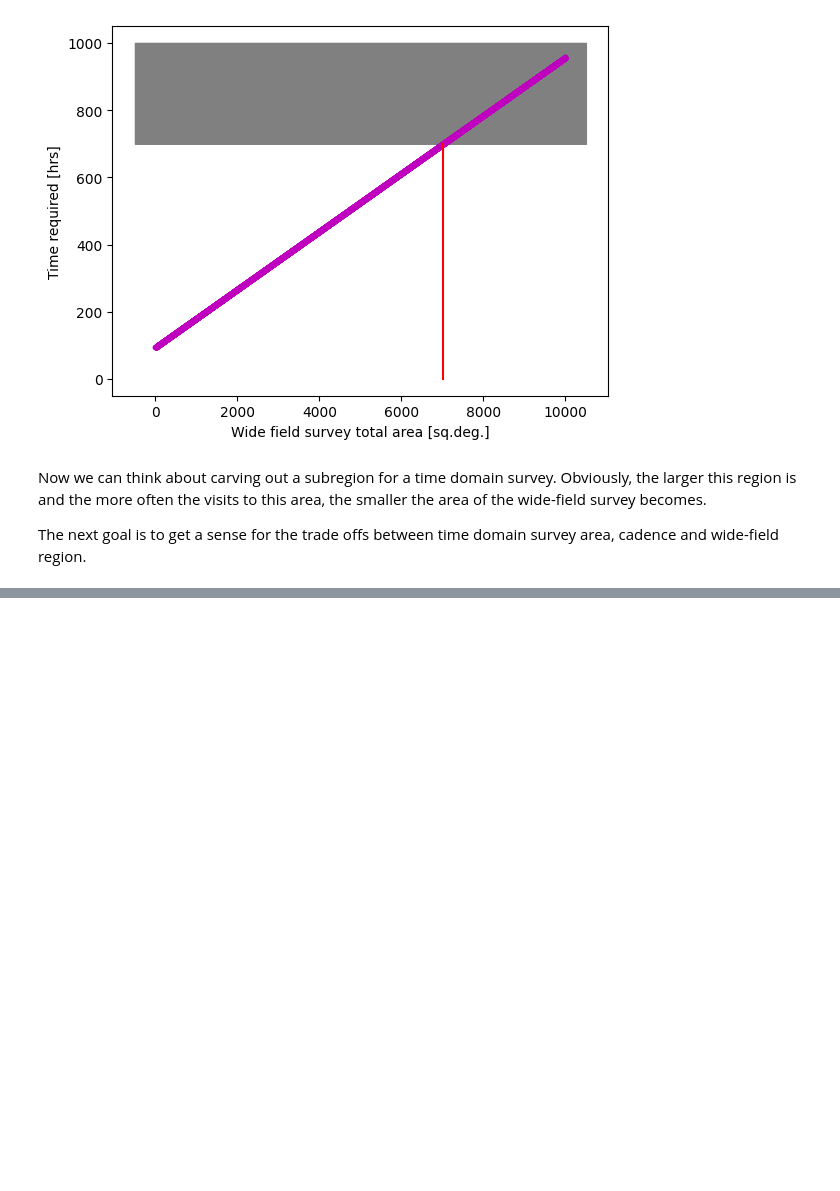
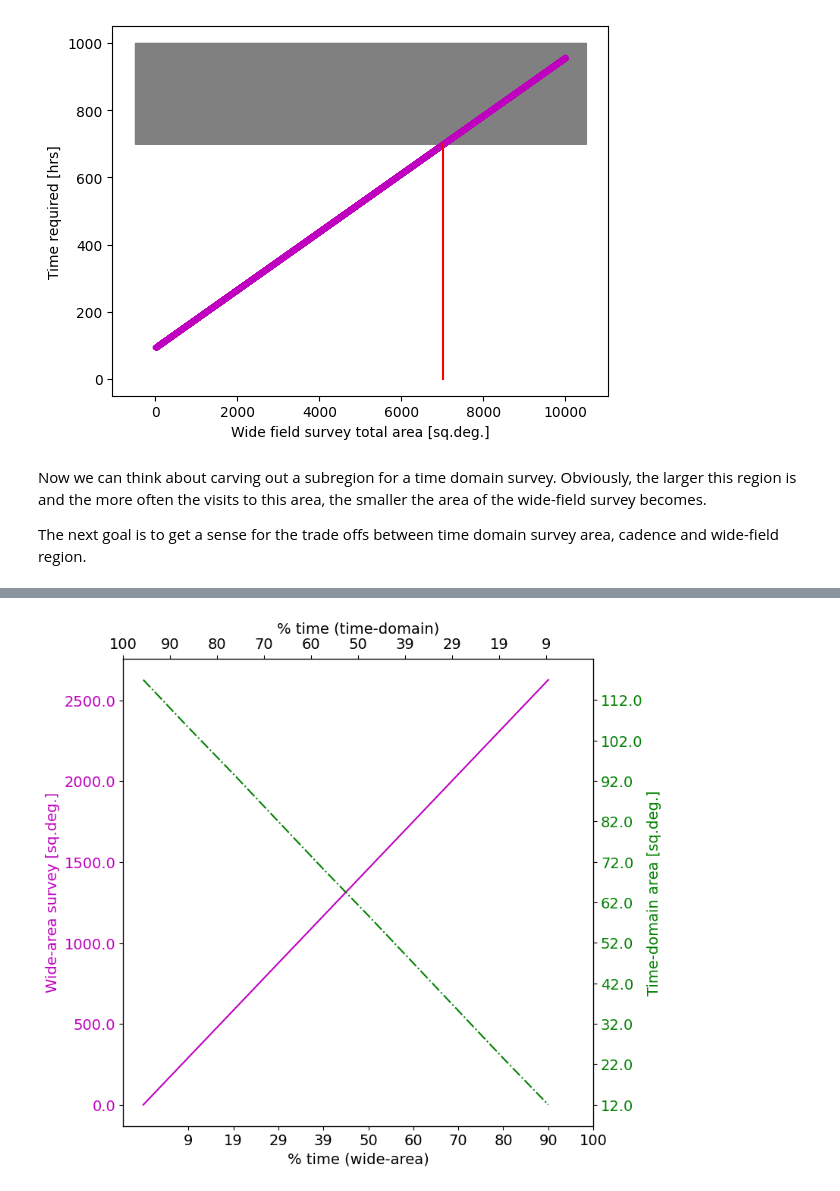
Before and after one commit to rachel3834/rgps, a Jupyter notebook: survey_area_vs_cadence.ipynb, the cells around one changed output, grey strips where cells are left out. Saved outputs shown, nothing was run; the diff lists cells and outputs as text; code cells hidden in the pictures; blank space fills up the shorter version.

```diff
--- a/survey_area_vs_cadence.ipynb
+++ b/survey_area_vs_cadence.ipynb
@@ -154,0 +210,56 @@ print(td_survey_time.shape)
+# %%
+# Total time for entire Galactic Plane Survey
+max_gps_time = 700.0 # hrs
+
+# Fraction of that time allocated to the wide-area and time-domain surveys respectively
+frac_wide = np.arange(0.0, 1.0, 0.1)
+frac_td = 1.0 - frac_wide
+time_wide = max_gps_time * frac_wide
+time_td = max_gps_time * frac_td
+
+# Maximum area that can be surveyed by each survey component, given the total fraction of the time available
+n_wide_pointings = np.rint(time_wide / wide_visit_time)
+n_td_pointings = np.rint(time_td / td_visit_time)
+area_wide = n_wide_pointings * 0.28 # sq.deg.
+area_td = n_td_pointings * 0.28 # sq.deg.
+# %%
+# Plot the area of the different surveys achieved for different time fraction allocations
+fig, ax = plt.subplots(1,1, figsize=(8,8))
+
+# Plot area surveyed as a function of fraction allocated to the wide-area
+ax.plot(frac_wide*100.0, area_wide, 'm-', label='Wide-area')
+
+ax.set_xlabel('% time (wide-area)', fontsize=14)
+ax.set_ylabel('Wide-area survey [sq.deg.]', color='m', fontsize=14)
+yticks = np.arange(area_wide.min(), area_wide.max(), 500)
+yticklab = [str(round(y,0)) for y in yticks]
+ax.set_yticks(yticks)
+ax.set_yticklabels(yticklab, color='m', fontsize=14)
+xticklab = [str(int(x)) for x in frac_wide*100.0]
+ax.set_xticks(frac_wide*100.0)
+ax.set_xticklabels(xticklab, fontsize=14)
+
+# Plot area surveyed as a function of fraction allocated to the time-domain survey on second axis
+ax2 = ax.twinx()
+
+# Plot the second dataset on the secondary y-axis
+ax2.plot(frac_wide*100.0, area_td, 'g-.', label='Time-domain')
+
+yticks = np.arange(area_td.min(), area_td.max(), 10)
+yticklab = [str(round(y,0)) for y in yticks]
+ax2.set_yticks(yticks)
+ax2.set_yticklabels(yticklab, color='g', fontsize=14)
+xticklab = [str(int(x)) for x in frac_td*100.0]
+ax2.set_xticks(frac_td*100.0)
+ax2.set_xticklabels(xticklab, fontsize=14)
+ax2.set_ylabel('Time-domain area [sq.deg.]', color='green', fontsize=14)
+
+# Label the second x-axis
+ax3 = ax.twiny()
+ax3.set_xlabel('% time (time-domain)', fontsize=14)
+xticklab = [str(int(x)) for x in frac_td*100.0]
+ax3.set_xticks(frac_td*100.0)
+ax3.set_xticklabels(xticklab, fontsize=14)
+ax3.invert_xaxis()
+# %% [output]
+[figure, added]
```
Also changed, not shown: parts of 8 cells of this notebook.
